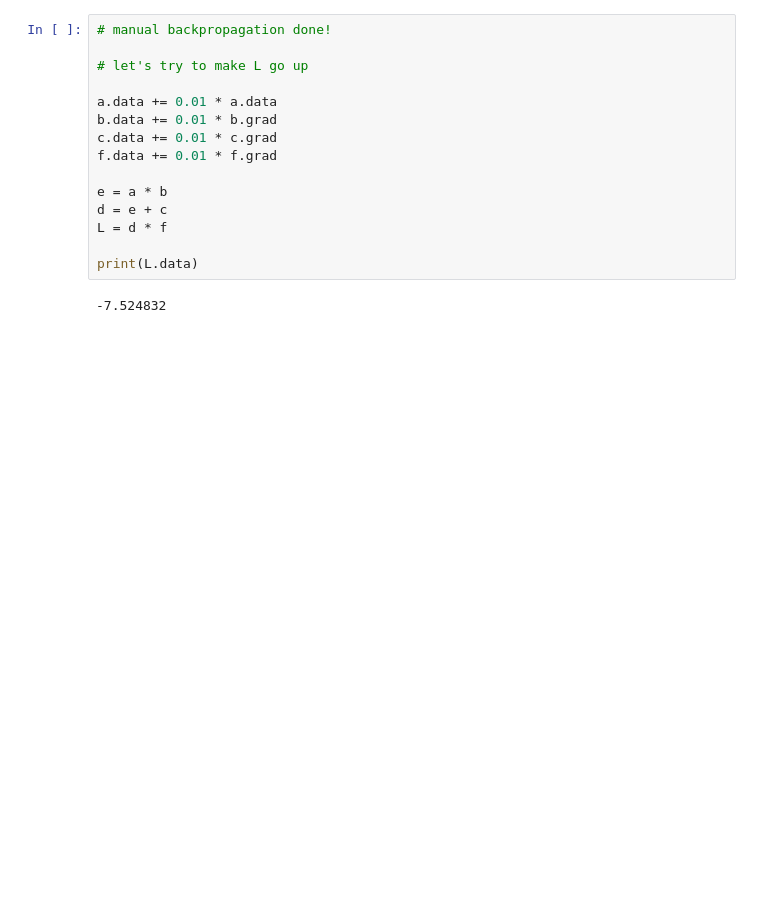
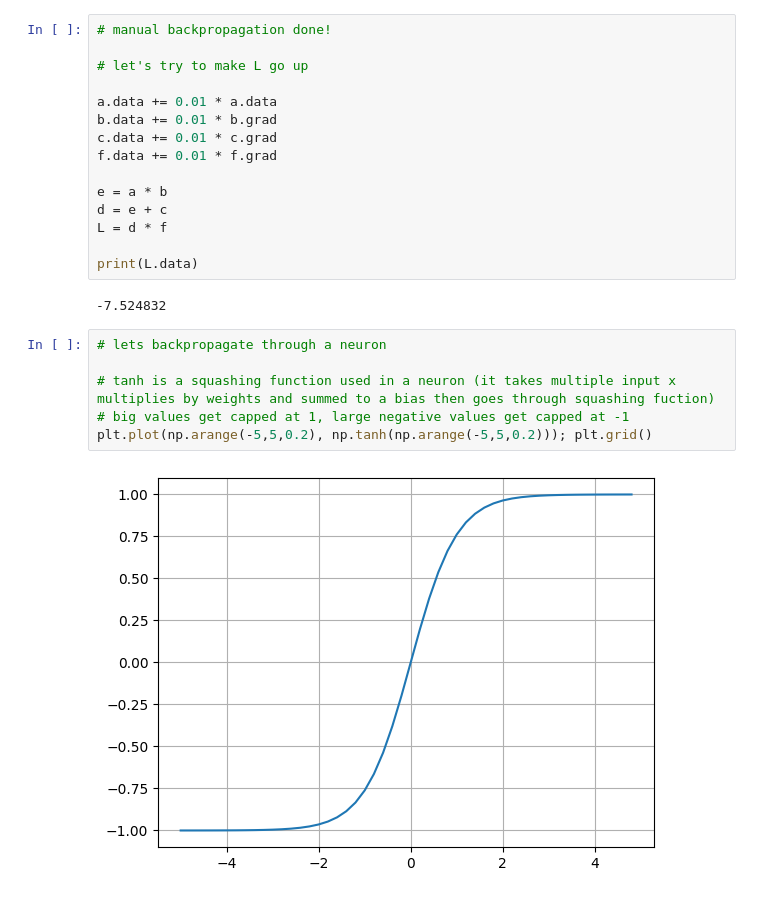
Before and after one commit to filipe-monteiro/notebooks, a Jupyter notebook: building_micrograd.ipynb, the cells around one changed output. Drawn from its saved outputs; the diff is of its cells as text; blank space fills up the shorter version.

Commit message:
neuron example done

```diff
--- a/building_micrograd.ipynb
+++ b/building_micrograd.ipynb
@@ -671,3 +671,11 @@ L = d * f
 print(L.data)
 # %% [output]
 -7.524832
+# %%
+# lets backpropagate through a neuron
+
+# tanh is a squashing function used in a neuron (it takes multiple input x multiplies by weights and summed to a bias then goes through squashing fuction)
+# big values get capped at 1, large negative values get capped at -1
+plt.plot(np.arange(-5,5,0.2), np.tanh(np.arange(-5,5,0.2))); plt.grid()
+# %% [output]
+[figure, added]
```
Also changed, not shown: parts of 12 cells of this notebook.
